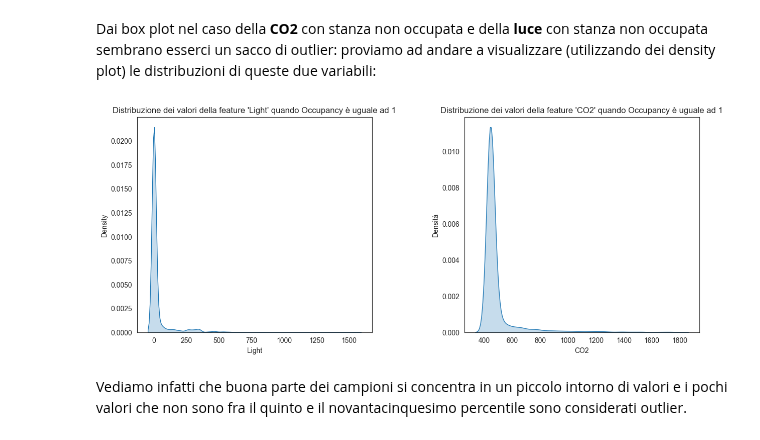
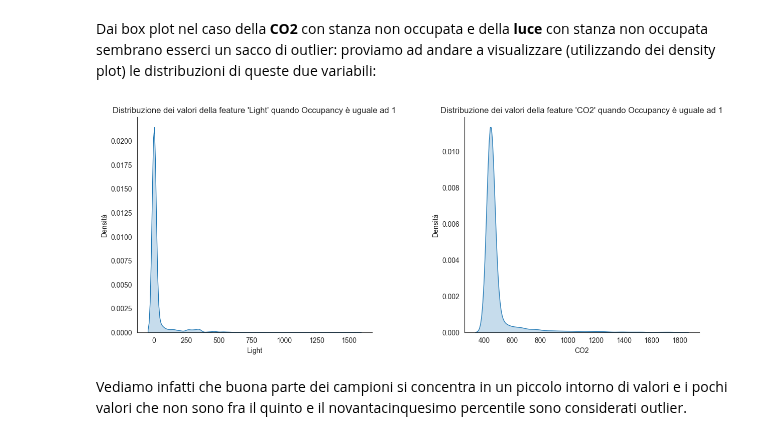
Before and after one commit to gabrielee20/roomoccupation, a Jupyter notebook: visualization.ipynb, the cells around one changed output. Saved outputs shown, nothing was run; the diff lists cells and outputs as text; code cells hidden in the pictures.

Commit message:
Rimossi assi per una visualizzazione più minimale

```diff
--- a/visualization.ipynb
+++ b/visualization.ipynb
@@ -240,19 +240,23 @@ Dai box plot nel caso della **CO2** con stanza non occupata e della **luce** con
 # %%
 fig, axes = plt.subplots(1, 2, constrained_layout=True, figsize=(12, 5))
 fig.set_constrained_layout_pads(hspace=0.2, wspace=0.2)
 
 sns.kdeplot(X[X['Occupancy'] == 0], x="Light", ax=axes[0], fill=True)
-plt.ylabel("Densità")
+axes[0].set_ylabel("Densità")
 axes[0].set_title("Distribuzione dei valori della feature 'Light' quando Occupancy è uguale ad 1")
+axes[0].spines["top"].set_visible(False)
+axes[0].spines["right"].set_visible(False)
 
 sns.kdeplot(X[X['Occupancy'] == 0], x="CO2", ax=axes[1], fill=True)
-plt.ylabel("Densità")
+axes[1].set_ylabel("Densità")
 axes[1].set_title("Distribuzione dei valori della feature 'CO2' quando Occupancy è uguale ad 1")
+axes[1].spines["top"].set_visible(False)
+axes[1].spines["right"].set_visible(False)
 
 
 plt.savefig("./plots/distribuzioni_outlier.png", transparent=True)
 plt.show()
 # %% [output]
-[figure, old version]
+[figure, new version]
 # %% [markdown]
 Vediamo infatti che buona parte dei campioni si concentra in un piccolo intorno di valori e i pochi valori che non sono fra il quinto e il novantacinquesimo percentile sono considerati outlier.
```
Also changed, not shown: 1 other file.
